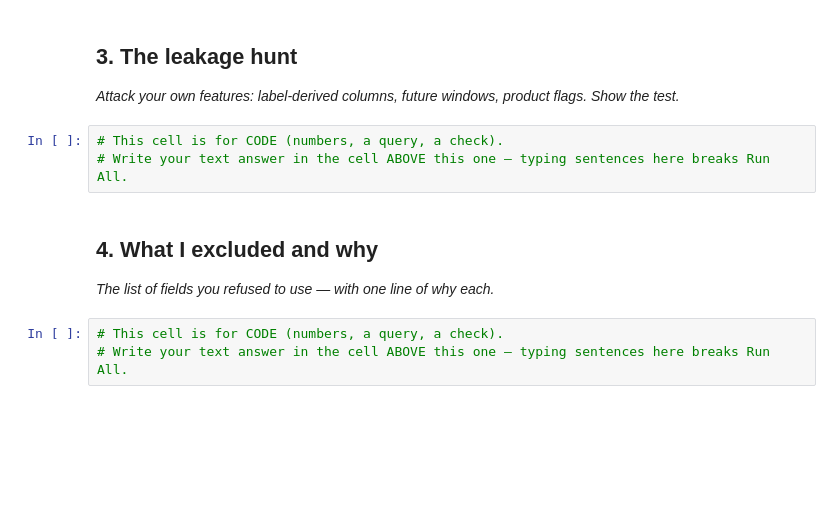
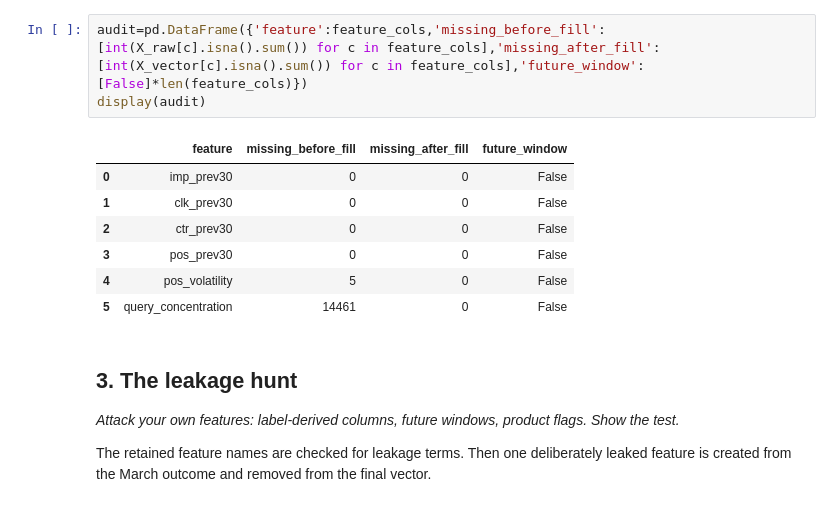
Before and after one commit to 2k24csaiml1e2411265-wq/ML_starter_FlyrankAI, a Jupyter notebook: work/notebooks/w03_feature_leakage_check.ipynb, the cells around one changed output. Cells and saved outputs as stored; diff of their text form; blank space fills up the shorter version.

```diff
--- a/work/notebooks/w03_feature_leakage_check.ipynb
+++ b/work/notebooks/w03_feature_leakage_check.ipynb
@@ -23,14 +74,17 @@ This skeleton is yours to fill. Work the sections **in order** — each one has
+# %%
+audit=pd.DataFrame({'feature':feature_cols,'missing_before_fill':[int(X_raw[c].isna().sum()) for c in feature_cols],'missing_after_fill':[int(X_vector[c].isna().sum()) for c in feature_cols],'future_window':[False]*len(feature_cols)})
+display(audit)
+# %% [output]
+|  | feature | missing_before_fill | missing_after_fill | future_window |
+| 0 | imp_prev30 | 0 | 0 | False |
+| 1 | clk_prev30 | 0 | 0 | False |
+| 2 | ctr_prev30 | 0 | 0 | False |
+| 3 | pos_prev30 | 0 | 0 | False |
+| 4 | pos_volatility | 5 | 0 | False |
+| 5 | query_concentration | 14461 | 0 | False |
 # %% [markdown]
 ## 3. The leakage hunt
 
 *Attack your own features: label-derived columns, future windows, product flags. Show the test.*
+
+The retained feature names are checked for leakage terms. Then one deliberately leaked feature is created from the March outcome and removed from the final vector.
-# %%
-# This cell is for CODE (numbers, a query, a check).
-# Write your text answer in the cell ABOVE this one — typing sentences here breaks Run All.
-# %% [markdown]
-## 4. What I excluded and why
-
-*The list of fields you refused to use — with one line of why each.*
-# %%
-# This cell is for CODE (numbers, a query, a check).
-# Write your text answer in the cell ABOVE this one — typing sentences here breaks Run All.
```
Also changed, not shown: parts of 12 cells of this notebook.
